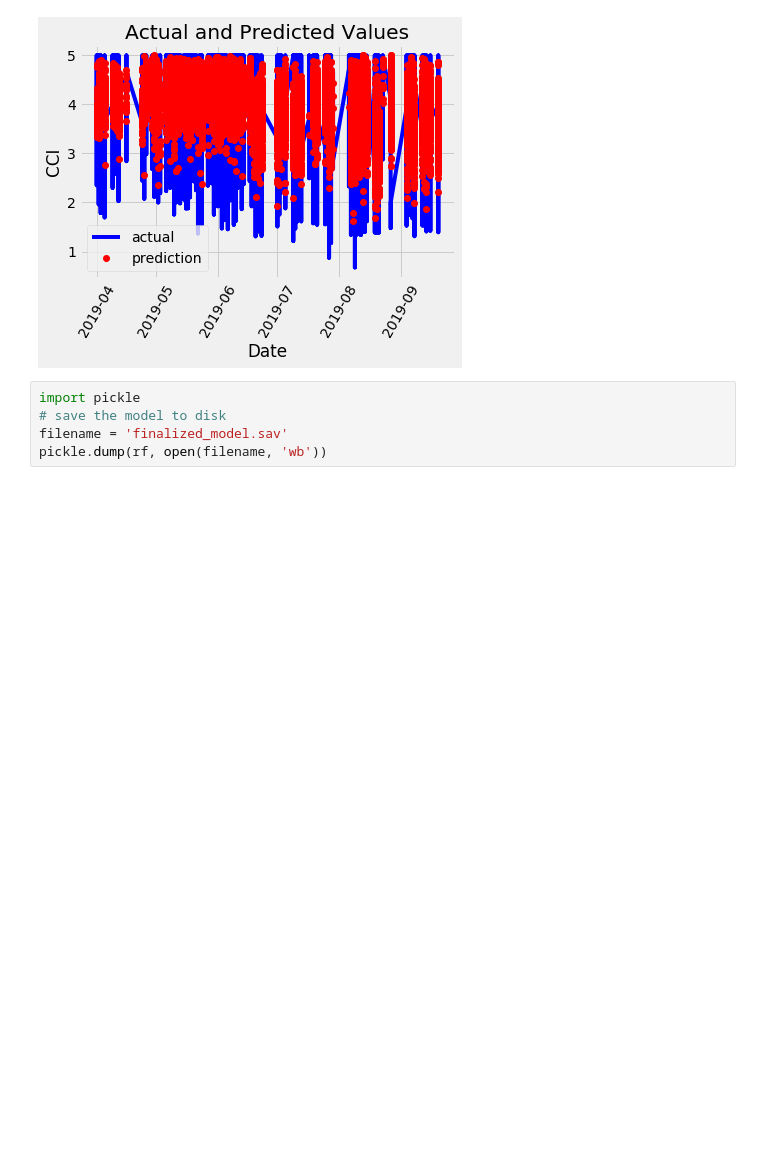
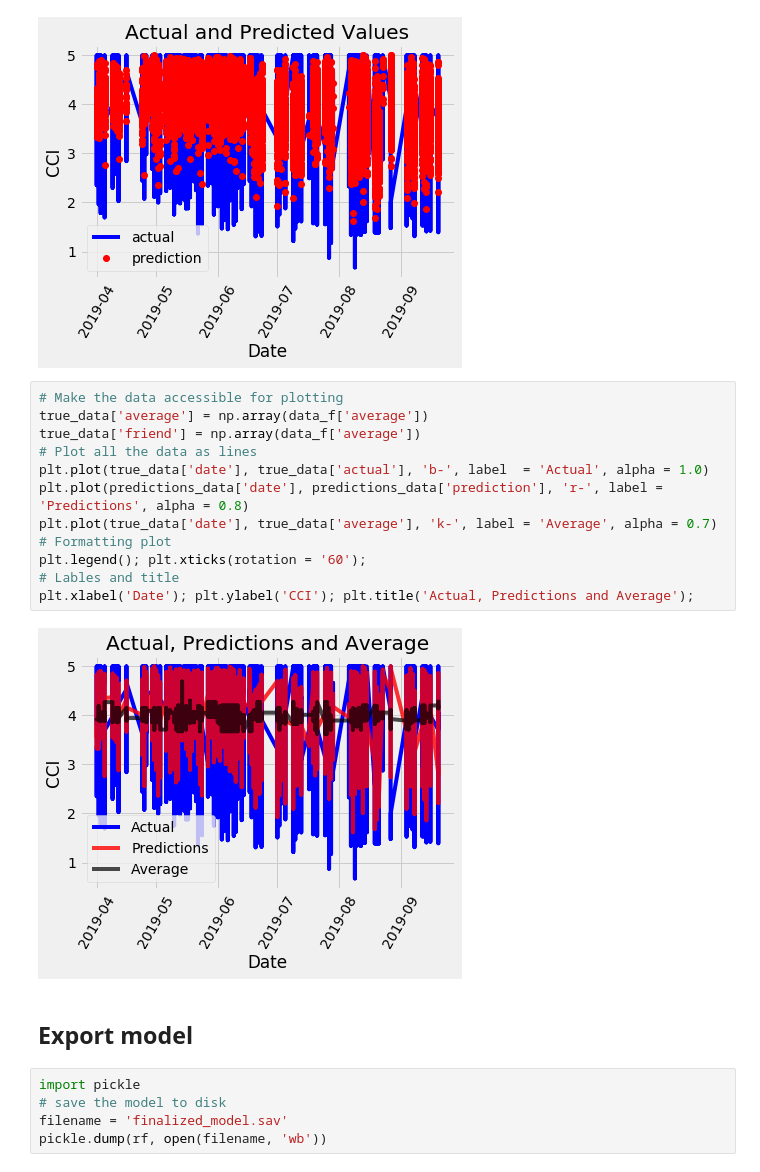
Before and after one commit to davidpribil/team_garbage, a Jupyter notebook: models/Random Forest Regression Training.ipynb, the cells around one changed output. Drawn from its saved outputs; the diff is of its cells as text; blank space fills up the shorter version.

```diff
--- a/models/Random Forest Regression Training.ipynb
+++ b/models/Random Forest Regression Training.ipynb
@@ -176,6 +176,22 @@ plt.legend()
 plt.xlabel('Date'); plt.ylabel('CCI'); plt.title('Actual and Predicted Values');
 # %% [output]
 [figure]
+# %%
+# Make the data accessible for plotting
+true_data['average'] = np.array(data_f['average'])
+true_data['friend'] = np.array(data_f['average'])
+# Plot all the data as lines
+plt.plot(true_data['date'], true_data['actual'], 'b-', label  = 'Actual', alpha = 1.0)
+plt.plot(predictions_data['date'], predictions_data['prediction'], 'r-', label = 'Predictions', alpha = 0.8)
+plt.plot(true_data['date'], true_data['average'], 'k-', label = 'Average', alpha = 0.7)
+# Formatting plot
+plt.legend(); plt.xticks(rotation = '60');
+# Lables and title
+plt.xlabel('Date'); plt.ylabel('CCI'); plt.title('Actual, Predictions and Average');
+# %% [output]
+[figure, added]
+# %% [markdown]
+## Export model
 # %%
 import pickle
 # save the model to disk
```
Also changed, not shown: 1 other file.
